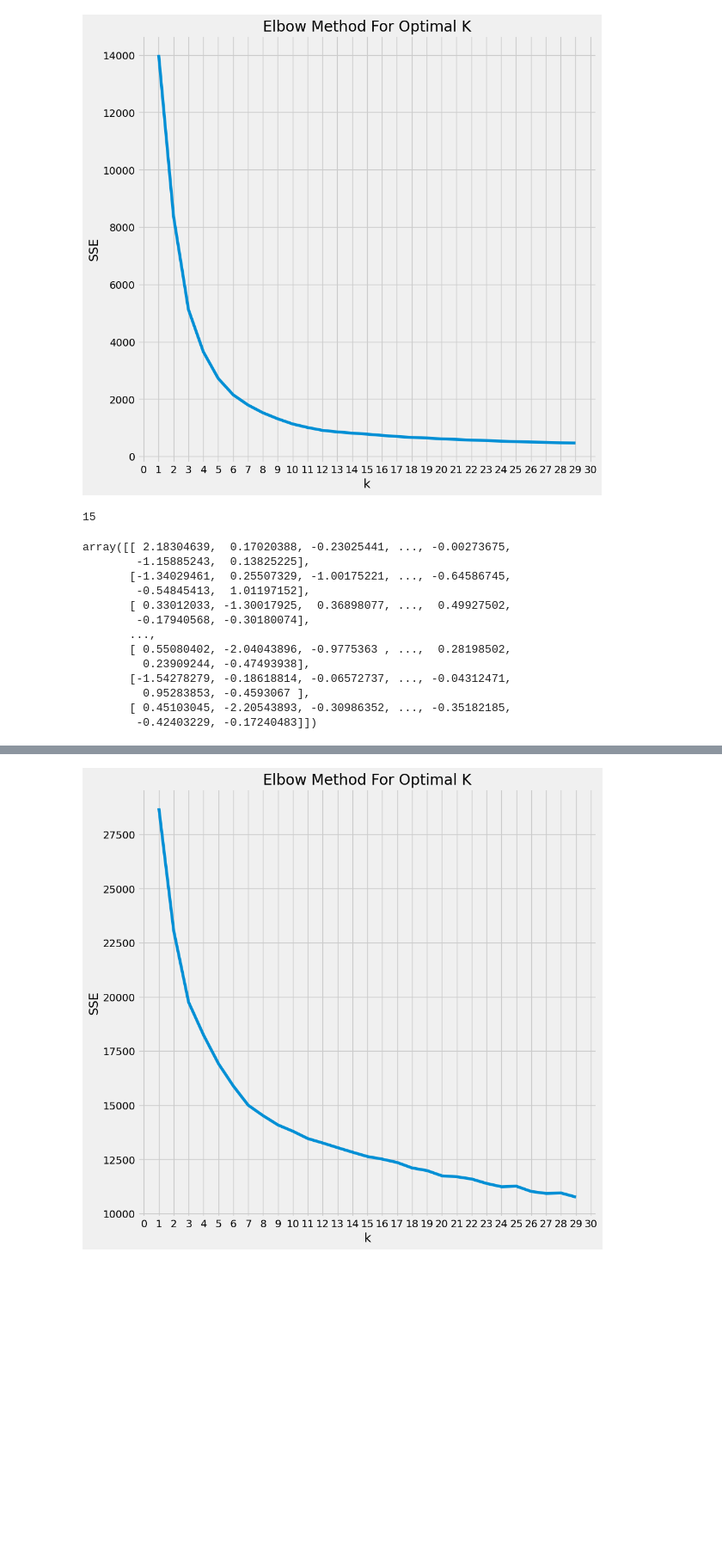
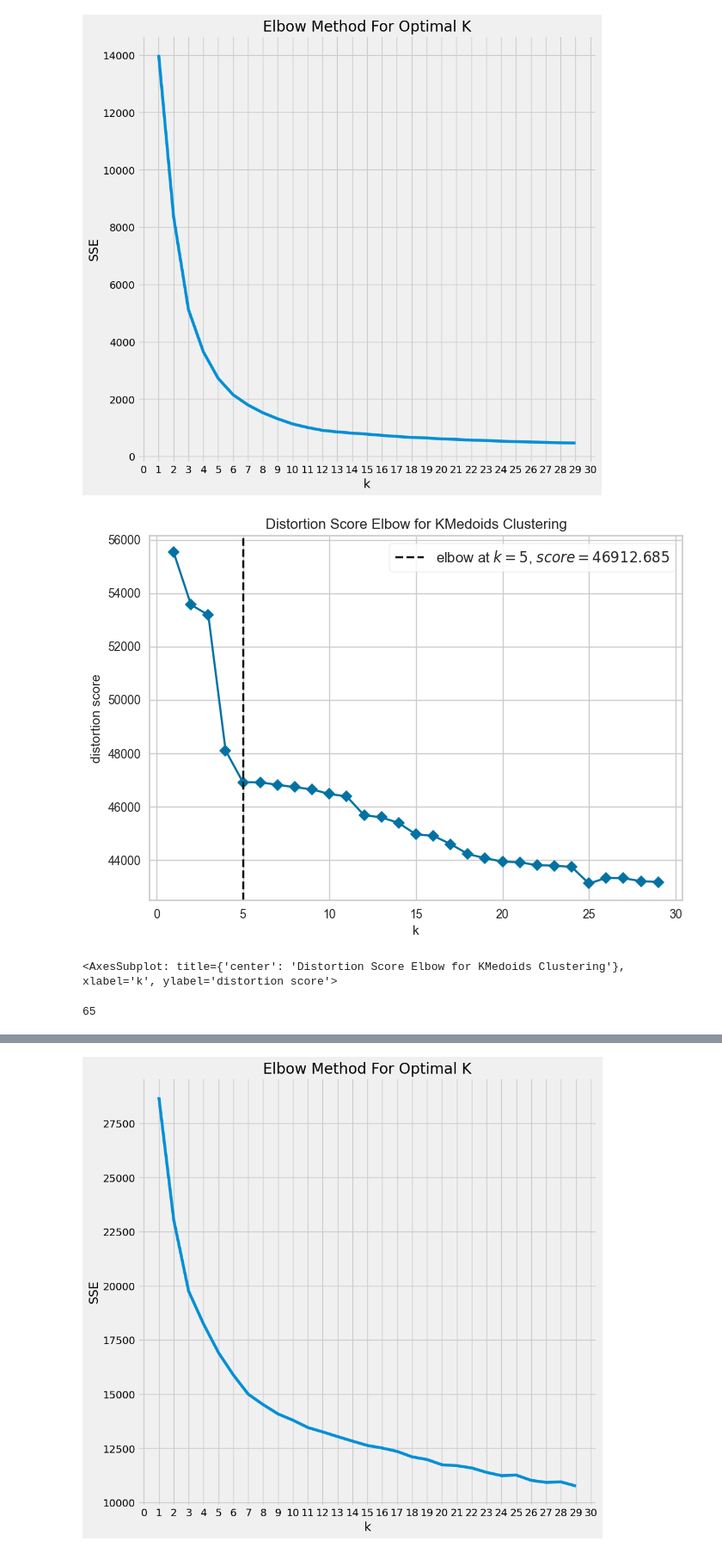
Before and after one commit to mawada-sweis/Clustering-Analysis, a Jupyter notebook: notebooks/algorithms/k-means.ipynb, the cells around one changed output, grey strips where cells are left out. Shown at 86% size. Saved outputs shown, nothing was run; the diff lists cells and outputs as text; code cells hidden in the pictures; blank space fills up the shorter version.

```diff
--- a/notebooks/algorithms/k-means.ipynb
+++ b/notebooks/algorithms/k-means.ipynb
@@ -264,10 +279,25 @@ plot_elbow(components_df.drop(columns = ["predicted_cluster"]), KMedoids, 30)
 plot_elbow(components_df.drop(columns = ["predicted_cluster"]), KMeans, 30)
 # %% [output]
 [figure]
+# %%
+from yellowbrick.cluster import KElbowVisualizer
+
+# Generate synthetic dataset with 8 random clusters
+# X, y = make_blobs(n_samples=1000, n_features=12, centers=8, random_state=42)
+
+# Instantiate the clustering model and visualizer
+k_medoids_model = KMedoids()
+k_medoids_visualizer = KElbowVisualizer(k_medoids_model, k=(1,30), timings=False)
+
+k_medoids_visualizer.fit(data)        # Fit the data to the visualizer
+k_medoids_visualizer.show()        # Finalize and render the figure
+# %% [output]
+[figure, added]
+<AxesSubplot: title={'center': 'Distortion Score Elbow for KMedoids Clustering'}, xlabel='k', ylabel='distortion score'>
 # %%
-pca = PCA(n_components=0.5)
+pca = PCA(n_components=0.85)
 pca.fit(data)
 pca.n_components_
 # %% [output]
-15
+65
 # %%
@@ -275,16 +304,0 @@ pdata = pca.fit_transform(data)
-# %%
-pdata
-# %% [output]
-array([[ 2.18304639,  0.17020388, -0.23025441, ..., -0.00273675,
-        -1.15885243,  0.13825225],
-       [-1.34029461,  0.25507329, -1.00175221, ..., -0.64586745,
-        -0.54845413,  1.01197152],
-       [ 0.33012033, -1.30017925,  0.36898077, ...,  0.49927502,
-        -0.17940568, -0.30180074],
-       ...,
-       [ 0.55080402, -2.04043896, -0.9775363 , ...,  0.28198502,
-         0.23909244, -0.47493938],
-       [-1.54278279, -0.18618814, -0.06572737, ..., -0.04312471,
-         0.95283853, -0.4593067 ],
-       [ 0.45103045, -2.20543893, -0.30986352, ..., -0.35182185,
-        -0.42403229, -0.17240483]])
```
Also changed, not shown: parts of 12 cells of this notebook, 1 other file.
